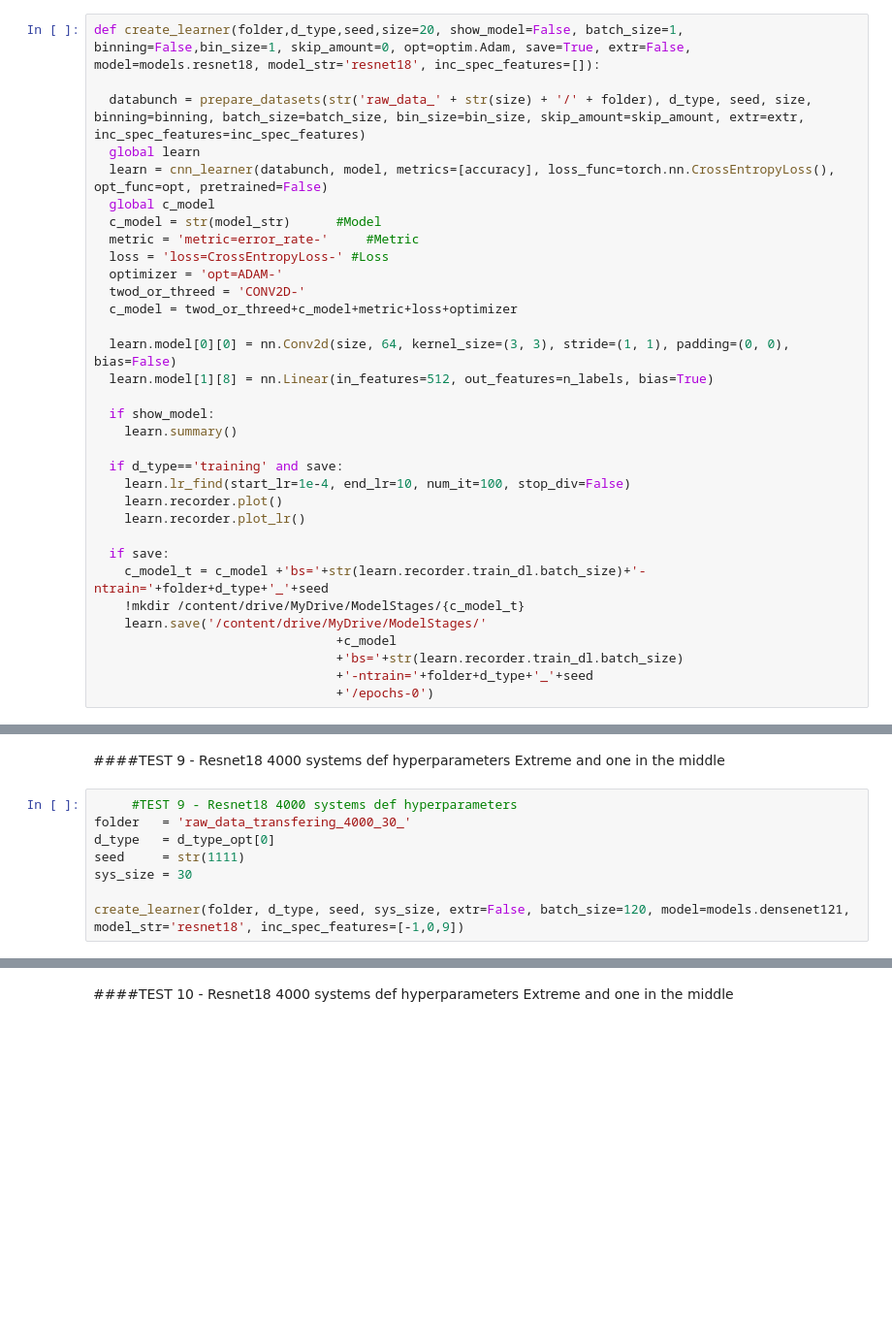
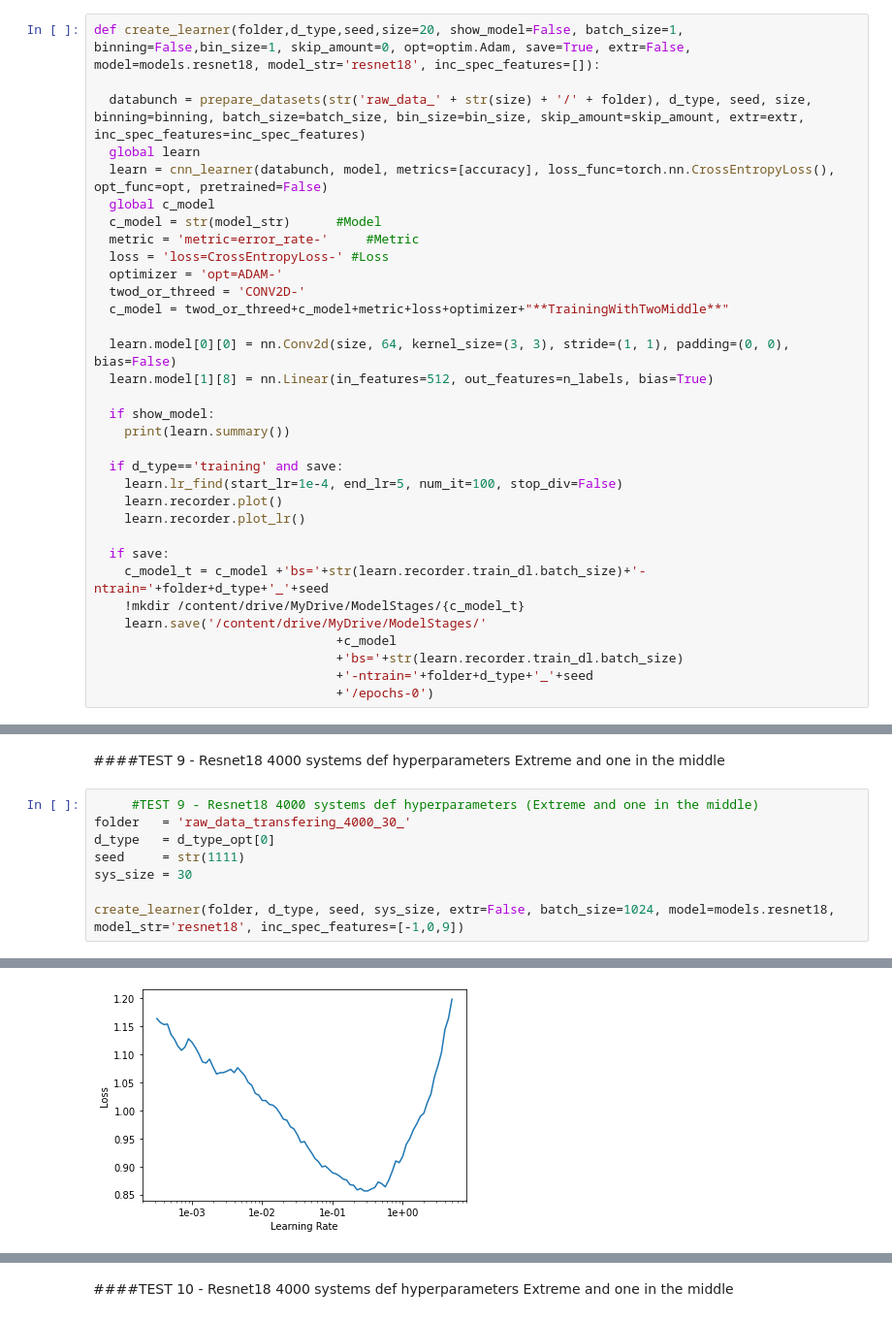
Before and after one commit to XateroX/MachineLearning-3DAnderson, a Jupyter notebook: GColab_AM_Train_3D_FastAI.ipynb, the cells around one changed output, grey strips where cells are left out. Shown at 97% size. Drawn from its saved outputs; the diff is of its cells as text; blank space fills up the shorter version.

```diff
--- a/GColab_AM_Train_3D_FastAI.ipynb
+++ b/GColab_AM_Train_3D_FastAI.ipynb
@@ -538,16 +560,16 @@ def create_learner(folder,d_type,seed,size=20, show_model=False, batch_size=1, b
   loss = 'loss=CrossEntropyLoss-' #Loss
   optimizer = 'opt=ADAM-'
   twod_or_threed = 'CONV2D-'
-  c_model = twod_or_threed+c_model+metric+loss+optimizer
+  c_model = twod_or_threed+c_model+metric+loss+optimizer+"**TrainingWithTwoMiddle**"
 
   learn.model[0][0] = nn.Conv2d(size, 64, kernel_size=(3, 3), stride=(1, 1), padding=(0, 0), bias=False)
   learn.model[1][8] = nn.Linear(in_features=512, out_features=n_labels, bias=True)
 
   if show_model:
-    learn.summary()
+    print(learn.summary())
 
   if d_type=='training' and save:
-    learn.lr_find(start_lr=1e-4, end_lr=10, num_it=100, stop_div=False)
+    learn.lr_find(start_lr=1e-4, end_lr=5, num_it=100, stop_div=False)
     learn.recorder.plot()
     learn.recorder.plot_lr()
 
@@ -1181,12 +1208,12 @@ NameError: ignored
 # %% [markdown]
 ####TEST 9 - Resnet18 4000 systems def hyperparameters Extreme and one in the middle
 # %%
-     #TEST 9 - Resnet18 4000 systems def hyperparameters
+     #TEST 9 - Resnet18 4000 systems def hyperparameters (Extreme and one in the middle)
 folder   = 'raw_data_transfering_4000_30_'
 d_type   = d_type_opt[0]
 seed     = str(1111)
 sys_size = 30
 
-create_learner(folder, d_type, seed, sys_size, extr=False, batch_size=120, model=models.densenet121, model_str='resnet18', inc_spec_features=[-1,0,9])
+create_learner(folder, d_type, seed, sys_size, extr=False, batch_size=1024, model=models.resnet18, model_str='resnet18', inc_spec_features=[-1,0,9])
 # %% [output]
    Data directory:  /content/drive/MyDrive/csvdata/raw_data_30/raw_data_transfering_4000_30_training_seed1111/
@@ -1195,0 +1243 @@ ParserError: ignored
+[figure, added]
```
Also changed, not shown: parts of 13 cells of this notebook.
